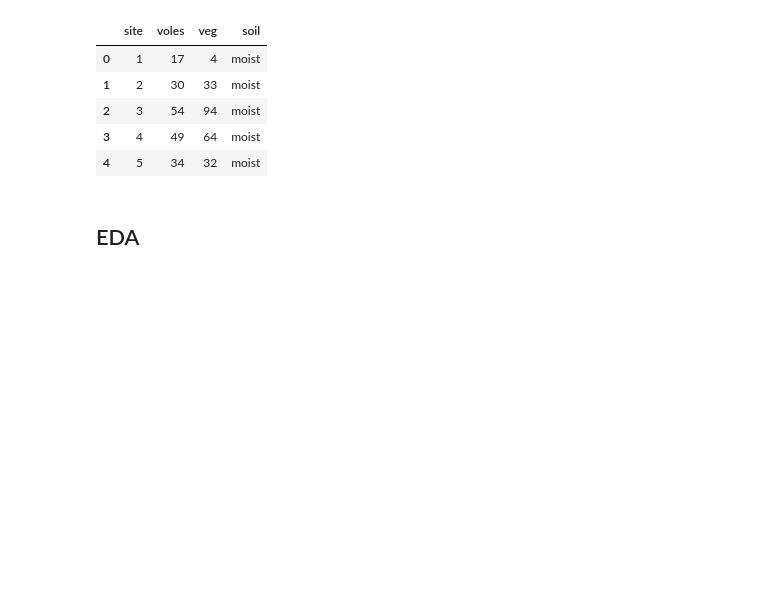
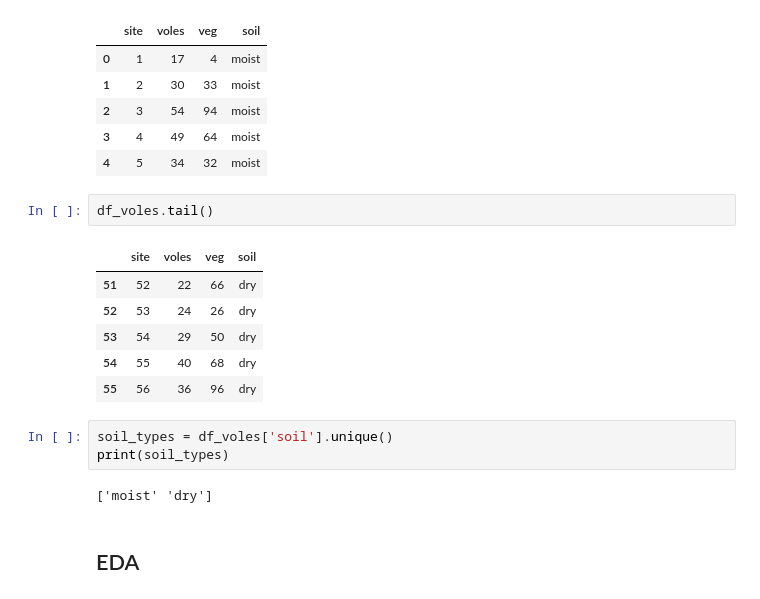
Before and after one commit to UNC-DATA-730/unit-6-assignment-setiadha-unc, a Jupyter notebook: agungsetiadha-assignment6.ipynb, the cells around one changed output. Saved outputs shown, nothing was run; the diff lists cells and outputs as text; blank space fills up the shorter version.

```diff
--- a/agungsetiadha-assignment6.ipynb
+++ b/agungsetiadha-assignment6.ipynb
@@ -44,6 +44,20 @@ df_voles.head()
 | 2 | 3 | 54 | 94 | moist |
 | 3 | 4 | 49 | 64 | moist |
 | 4 | 5 | 34 | 32 | moist |
+# %%
+df_voles.tail()
+# %% [output]
+|  | site | voles | veg | soil |
+| 51 | 52 | 22 | 66 | dry |
+| 52 | 53 | 24 | 26 | dry |
+| 53 | 54 | 29 | 50 | dry |
+| 54 | 55 | 40 | 68 | dry |
+| 55 | 56 | 36 | 96 | dry |
+# %%
+soil_types = df_voles['soil'].unique()
+print(soil_types)
+# %% [output]
+['moist' 'dry']
 # %% [markdown]
 ## EDA
 # %% [markdown]
```
Also changed, not shown: parts of 6 cells of this notebook.
